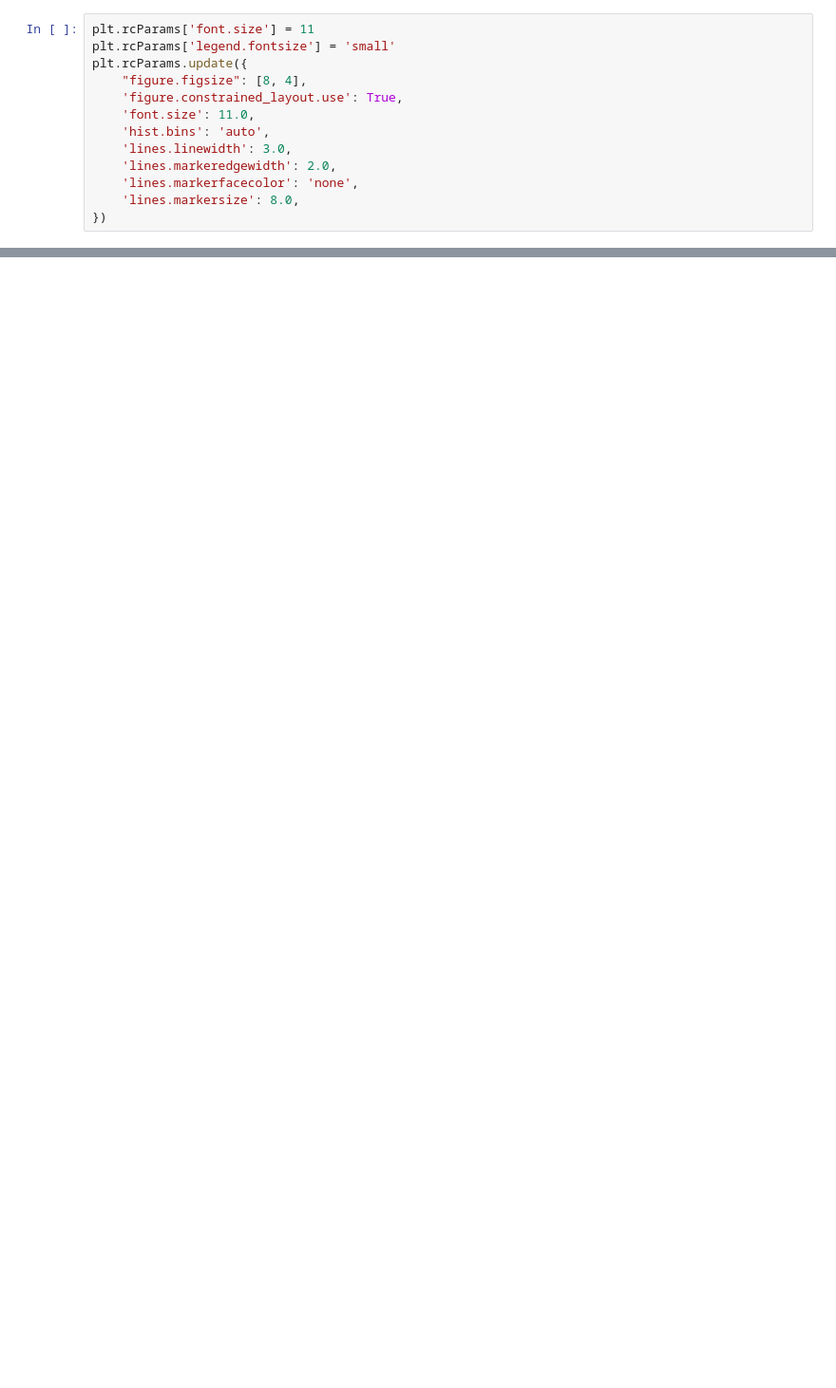
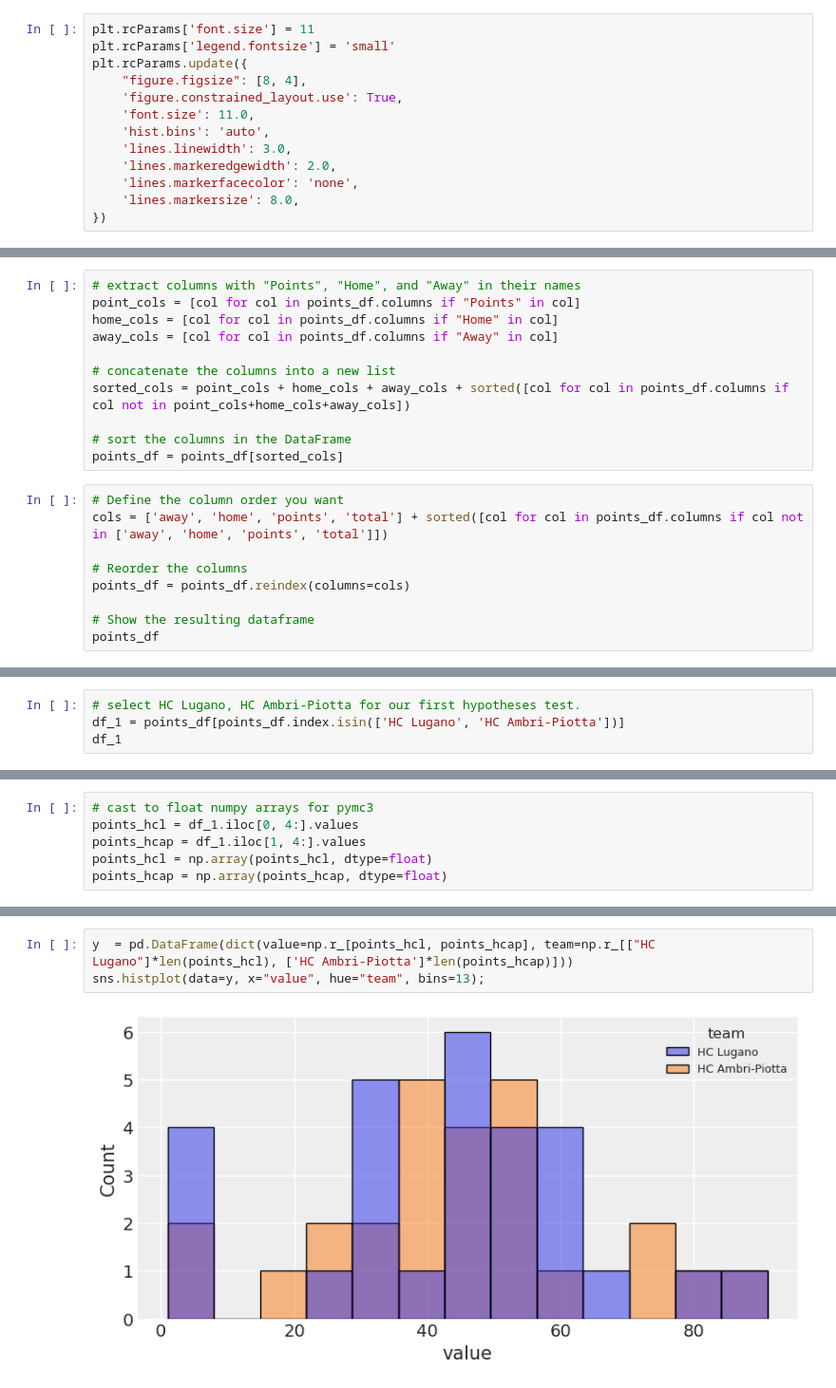
Before and after one commit to k0ruy/bayesian_retry, a Jupyter notebook: retry/hypotesis_test.ipynb, the cells around one changed output, grey strips where cells are left out. Shown at 95% size. Cells and saved outputs as stored; diff of their text form; blank space fills up the shorter version.

```diff
--- a/retry/hypotesis_test.ipynb
+++ b/retry/hypotesis_test.ipynb
@@ -48,0 +90,20 @@ df
+# %%
+# extract columns with "Points", "Home", and "Away" in their names
+point_cols = [col for col in points_df.columns if "Points" in col]
+home_cols = [col for col in points_df.columns if "Home" in col]
+away_cols = [col for col in points_df.columns if "Away" in col]
+
+# concatenate the columns into a new list
+sorted_cols = point_cols + home_cols + away_cols + sorted([col for col in points_df.columns if col not in point_cols+home_cols+away_cols])
+
+# sort the columns in the DataFrame
+points_df = points_df[sorted_cols]
+# %%
+# Define the column order you want
+cols = ['away', 'home', 'points', 'total'] + sorted([col for col in points_df.columns if col not in ['away', 'home', 'points', 'total']])
+
+# Reorder the columns
+points_df = points_df.reindex(columns=cols)
+
+# Show the resulting dataframe
+points_df
@@ -48,0 +174,4 @@ df
+# %%
+# select HC Lugano, HC Ambri-Piotta for our first hypotheses test.
+df_1 = points_df[points_df.index.isin(['HC Lugano', 'HC Ambri-Piotta'])]
+df_1
@@ -48,0 +183,6 @@ df
+# %%
+# cast to float numpy arrays for pymc3
+points_hcl = df_1.iloc[0, 4:].values
+points_hcap = df_1.iloc[1, 4:].values
+points_hcl = np.array(points_hcl, dtype=float)
+points_hcap = np.array(points_hcap, dtype=float)
@@ -48,0 +195,5 @@ df
+# %%
+y  = pd.DataFrame(dict(value=np.r_[points_hcl, points_hcap], team=np.r_[["HC Lugano"]*len(points_hcl), ['HC Ambri-Piotta']*len(points_hcap)]))
+sns.histplot(data=y, x="value", hue="team", bins=13);
+# %% [output]
+[figure, added]
```
Also changed, not shown: parts of 9 cells of this notebook.
